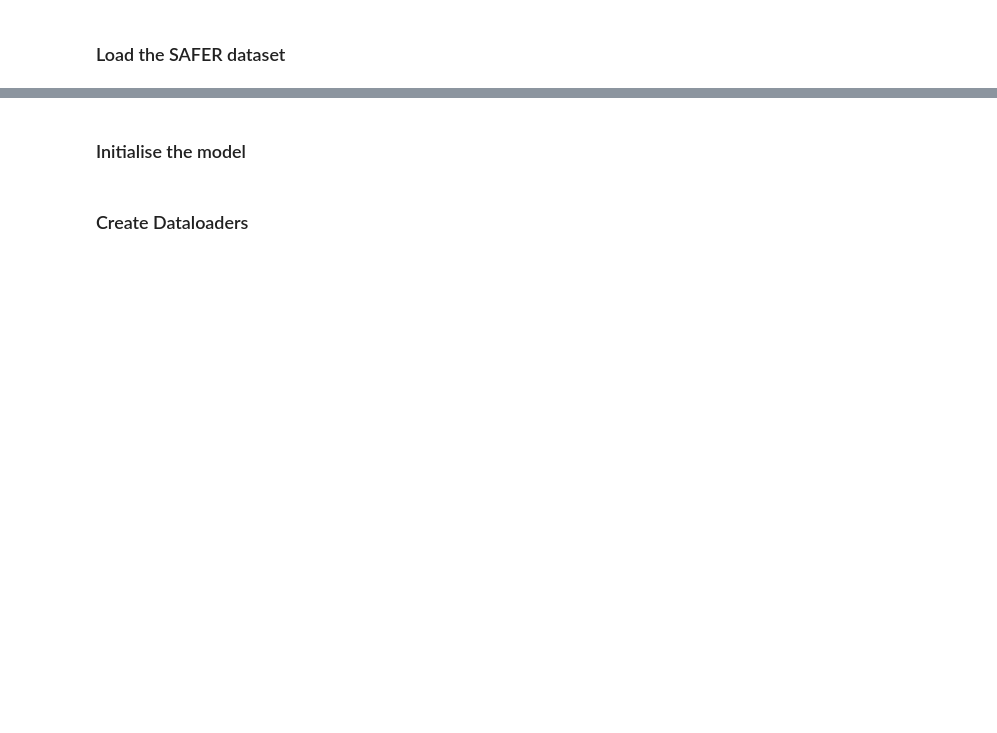
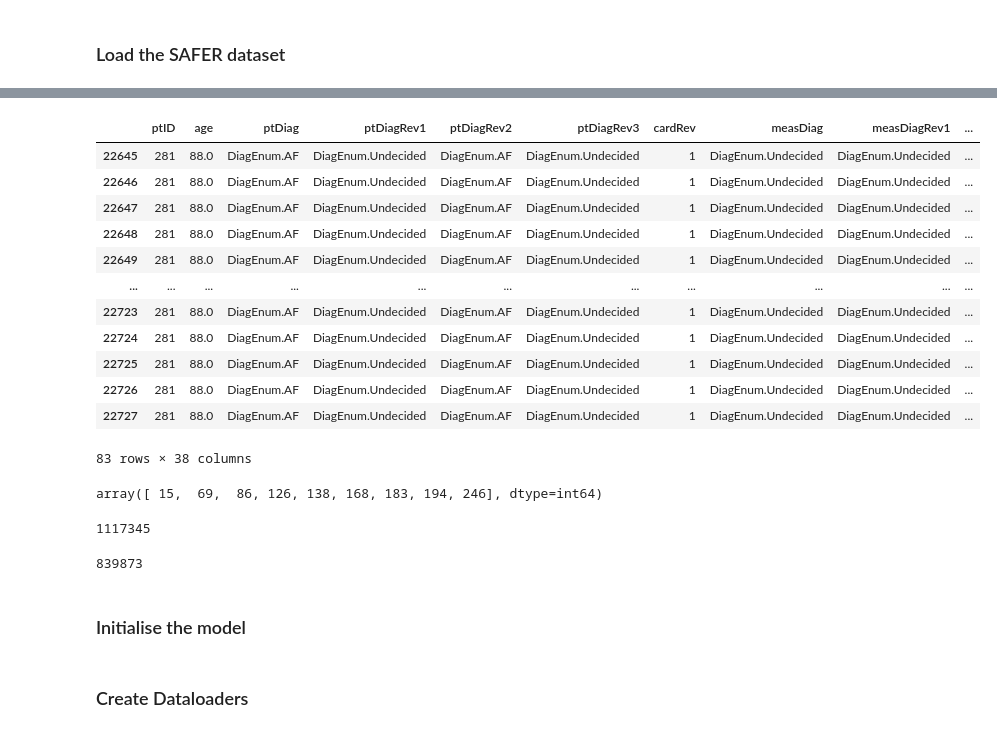
Before and after one commit to daniel347/ecg-signal-quality, a Jupyter notebook: Notebooks/CNNNoiseDetector.ipynb, the cells around one changed output, grey strips where cells are left out. Cells and saved outputs as stored; diff of their text form; code cells hidden in the pictures; blank space fills up the shorter version.

```diff
--- a/Notebooks/CNNNoiseDetector.ipynb
+++ b/Notebooks/CNNNoiseDetector.ipynb
@@ -43,3 +67,45 @@ feas2_ecg_data["ptID"].value_counts().sort_index()
+# %%
+feas2_ecg_data[feas2_ecg_data["ptID"] == 281]
+# %% [output]
+|  | ptID | age | ptDiag | ptDiagRev1 | ptDiagRev2 | ptDiagRev3 | cardRev | measDiag | measDiagRev1 | ... |
+| 22645 | 281 | 88.0 | DiagEnum.AF | DiagEnum.Undecided | DiagEnum.AF | DiagEnum.Undecided | 1 | DiagEnum.Undecided | DiagEnum.Undecided | ... |
+| 22646 | 281 | 88.0 | DiagEnum.AF | DiagEnum.Undecided | DiagEnum.AF | DiagEnum.Undecided | 1 | DiagEnum.Undecided | DiagEnum.Undecided | ... |
+| 22647 | 281 | 88.0 | DiagEnum.AF | DiagEnum.Undecided | DiagEnum.AF | DiagEnum.Undecided | 1 | DiagEnum.Undecided | DiagEnum.Undecided | ... |
+| 22648 | 281 | 88.0 | DiagEnum.AF | DiagEnum.Undecided | DiagEnum.AF | DiagEnum.Undecided | 1 | DiagEnum.Undecided | DiagEnum.Undecided | ... |
+| 22649 | 281 | 88.0 | DiagEnum.AF | DiagEnum.Undecided | DiagEnum.AF | DiagEnum.Undecided | 1 | DiagEnum.Undecided | DiagEnum.Undecided | ... |
+| ... | ... | ... | ... | ... | ... | ... | ... | ... | ... | ... |
+| 22723 | 281 | 88.0 | DiagEnum.AF | DiagEnum.Undecided | DiagEnum.AF | DiagEnum.Undecided | 1 | DiagEnum.Undecided | DiagEnum.Undecided | ... |
+| 22724 | 281 | 88.0 | DiagEnum.AF | DiagEnum.Undecided | DiagEnum.AF | DiagEnum.Undecided | 1 | DiagEnum.Undecided | DiagEnum.Undecided | ... |
+| 22725 | 281 | 88.0 | DiagEnum.AF | DiagEnum.Undecided | DiagEnum.AF | DiagEnum.Undecided | 1 | DiagEnum.Undecided | DiagEnum.Undecided | ... |
+| 22726 | 281 | 88.0 | DiagEnum.AF | DiagEnum.Undecided | DiagEnum.AF | DiagEnum.Undecided | 1 | DiagEnum.Undecided | DiagEnum.Undecided | ... |
+| 22727 | 281 | 88.0 | DiagEnum.AF | DiagEnum.Undecided | DiagEnum.AF | DiagEnum.Undecided | 1 | DiagEnum.Undecided | DiagEnum.Undecided | ... |
+83 rows × 38 columns
+# %%
+feas2_ecg_data[(feas2_ecg_data["tag_orig_Poor_Quality"] == 0) & (feas2_ecg_data["measDiag"] == DiagEnum.AF)]["ptID"].unique()
+# %% [output]
+array([ 15,  69,  86, 126, 138, 168, 183, 194, 246], dtype=int64)
+# %%
+import Models.NoiseCNN
+import importlib
+importlib.reload(Models.NoiseCNN)
+from Models.NoiseCNN import CNN, hyperparameters
+
+model = CNN(**hyperparameters)
+pytorch_total_params = sum(p.numel() for p in model.parameters())
+print(pytorch_total_params)
+# %% [output]
+1117345
+# %%
+import Models.NoiseCNN
+import importlib
+importlib.reload(Models.NoiseCNN)
+from Models.NoiseCNN import CNN, hyperparameters
+
+model = CNN(**hyperparameters)
+pytorch_total_params = sum(p.numel() for p in model.parameters())
+print(pytorch_total_params)
+# %% [output]
+839873
 # %% [markdown]
 ### Initialise the model
 # %%
```
Also changed, not shown: parts of 7 cells of this notebook, 7 other files.
